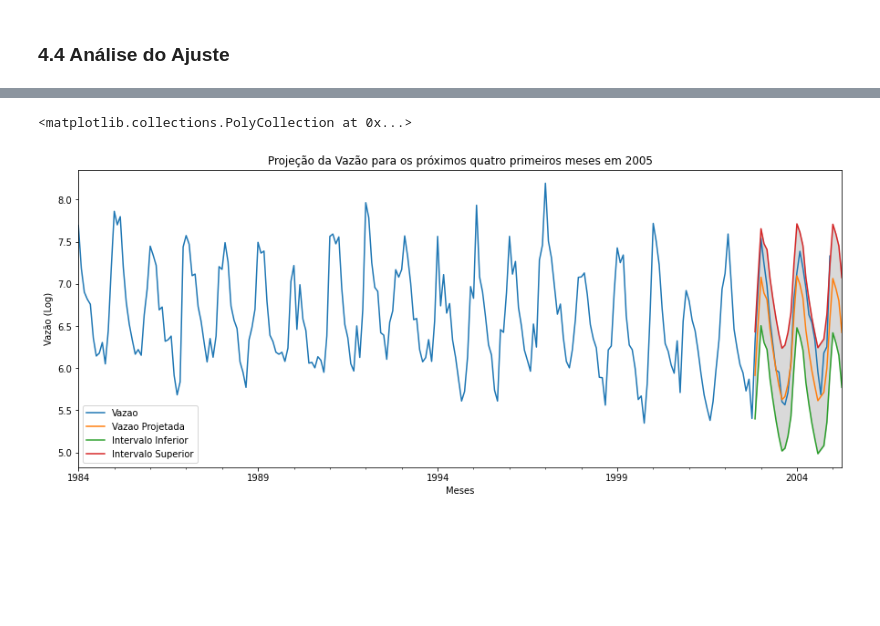
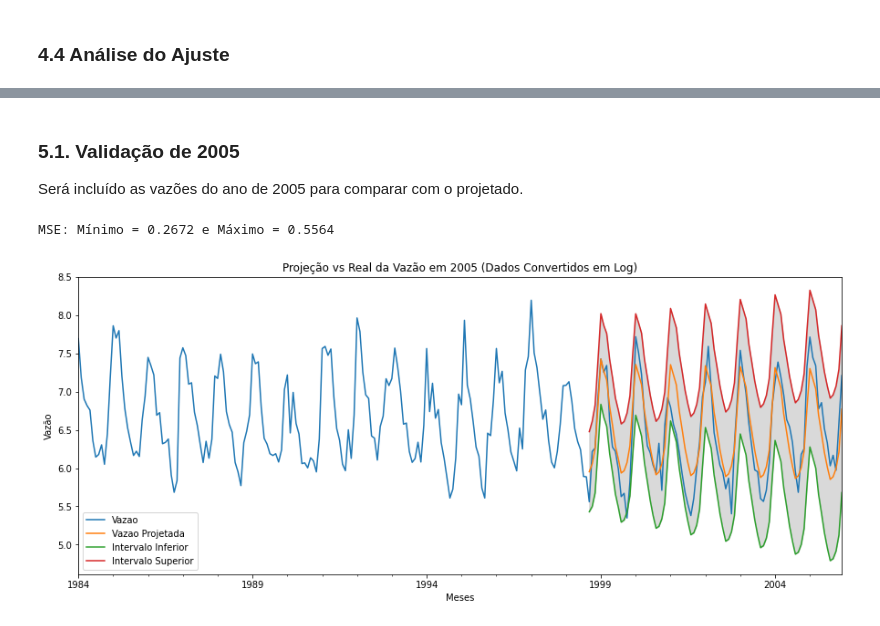
Before and after one commit to yscosta/Previsao-de-Vazoes-de-Rios, a Jupyter notebook: Previsao-de-Vazoes-de-Rios.ipynb, the cells around one changed output, grey strips where cells are left out. Drawn from its saved outputs; the diff is of its cells as text; code cells hidden in the pictures; blank space fills up the shorter version.

```diff
--- a/Previsao-de-Vazoes-de-Rios.ipynb
+++ b/Previsao-de-Vazoes-de-Rios.ipynb
@@ -412,14 +447,25 @@ MSE: Mínimo = 0.2635 e Máximo = 0.3323
-# %%
-forecast_data.plot()
-plt.title('Projeção da Vazão para os próximos quatro primeiros meses em 2005')
-plt.xlabel('Meses')
-plt.ylabel('Vazão (Log)')
-
-plt.fill_between(forecast_data.index,
-                 forecast_data['Intervalo Inferior'],
-                 forecast_data['Intervalo Superior'],
-                 color='k', alpha=.15)
-# %% [output]
-<matplotlib.collections.PolyCollection at 0x...>
-[figure, removed]
+# %% [markdown]
+### 5.1.  Validação de 2005
+
+Será incluído as vazões do ano de 2005 para comparar com o projetado.
+# %%
+# A série termina em dez/2004 então será projetado 12 meses a frente
+summ = get_forecast(12)
+
+real_2005 = pd.read_csv('Vazoes-2005.csv', sep=';', header=0, index_col=0, date_parser=date_parser)
+
+real_2005['Vazao'] = np.log(real_2005['Vazao'])
+
+real_add = pd.concat([series, real_2005])
+
+forecast_data = pd.concat([real_add, summ], axis=1)
+
+forecast_data, se_mim, se_max = arrange_to_plot(forecast_data)
+
+print(f'MSE: Mínimo = {se_mim} e Máximo = {se_max}')
+
+plot_forecast(forecast_data, 'Projeção vs Real da Vazão em 2005 (Dados Convertidos em Log)')
+# %% [output]
+MSE: Mínimo = 0.2672 e Máximo = 0.5564
+[figure, added]
 # %%
```
Also changed, not shown: parts of 21 cells of this notebook, 2 other files.
